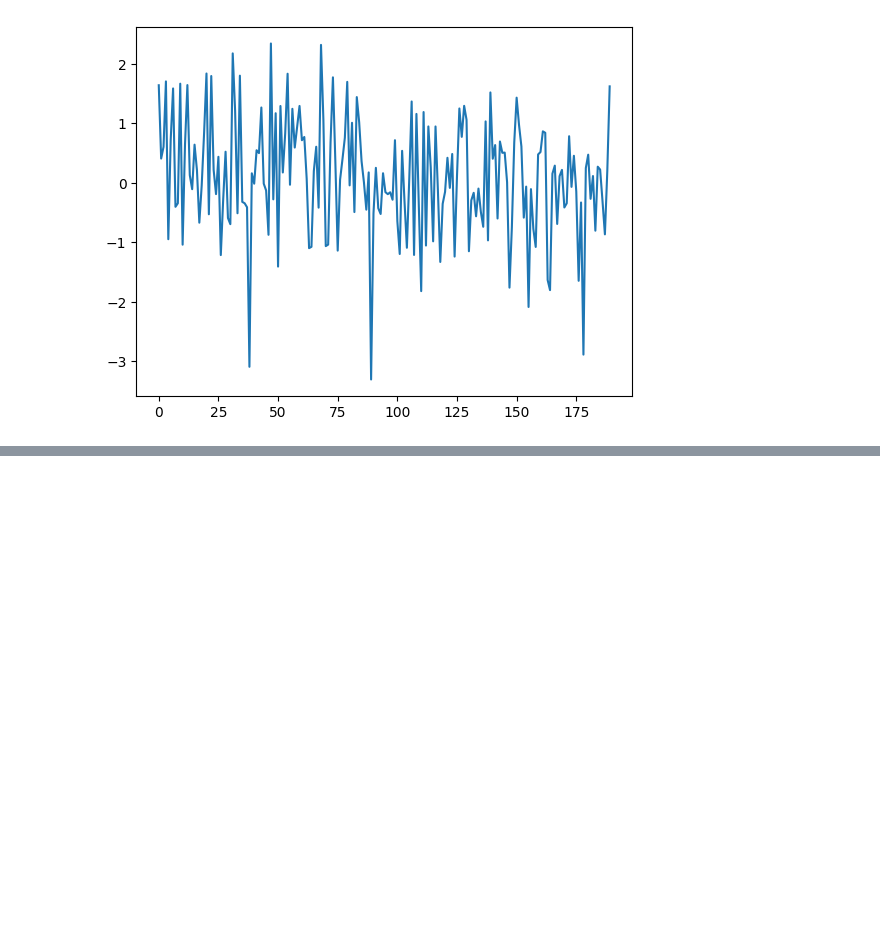
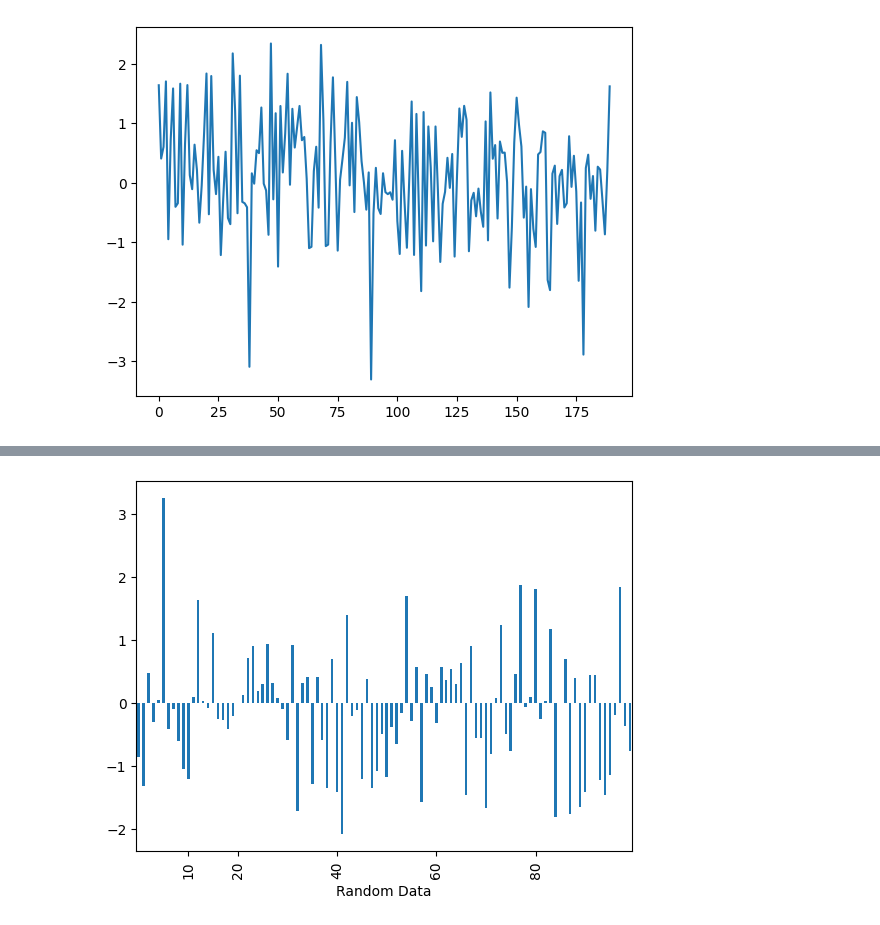
Before and after one commit to kunalmeon/Data-Analysis-Examples, a Jupyter notebook: SuperStoreData.ipynb, the cells around one changed output, grey strips where cells are left out. Drawn from its saved outputs; the diff is of its cells as text; code cells hidden in the pictures; blank space fills up the shorter version.

```diff
--- a/SuperStoreData.ipynb
+++ b/SuperStoreData.ipynb
@@ -1692,6 +1601,0 @@ AttributeError: Rectangle.set() got an unexpected keyword argument 'xtick_label'
-# %%
-x=pd.Series(np.abs(np.random.randn(100)))
-x.plot(kind='line')
-myplot.xticks([20,40,60,80])
-myplot.xlabel=(["one","two","three","four"])
-myplot.show()
@@ -1706,0 +1685,5 @@ myDataFrame.plot.bar()
+# %%
+pd.Series(np.random.randn(100)).plot(kind='bar', xticks=[10,20,40,60,80], xlabel="Random Data")
+myplot.show()
+# %% [output]
+[figure, added]
```
Also changed, not shown: parts of 23 cells of this notebook.
